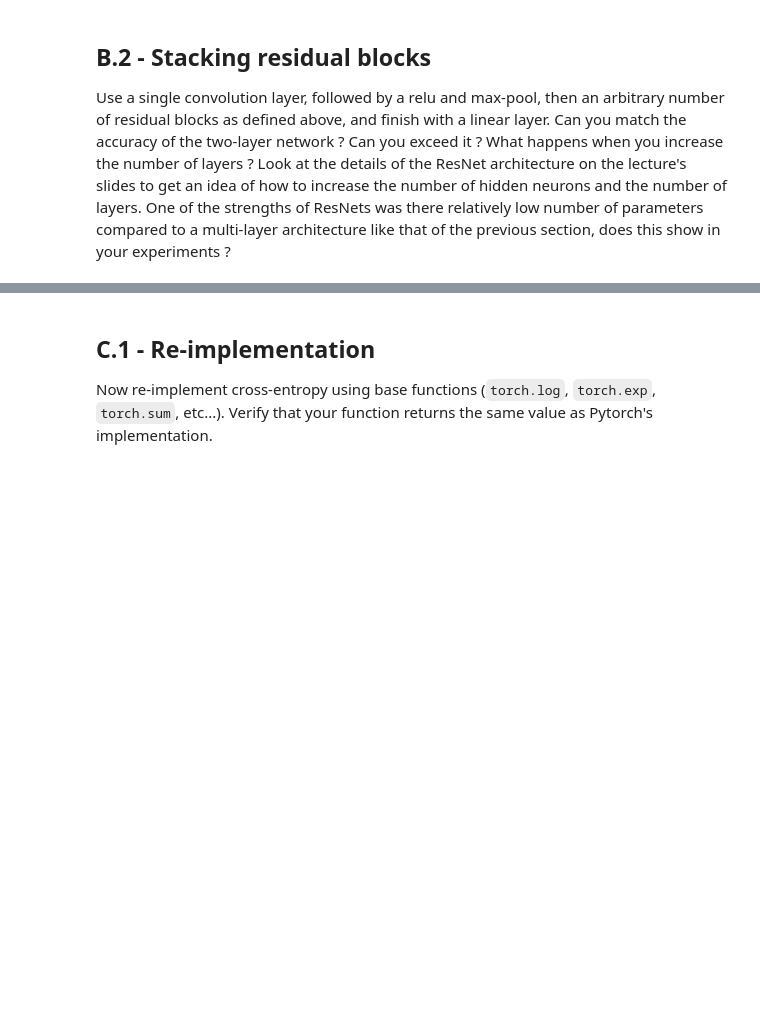
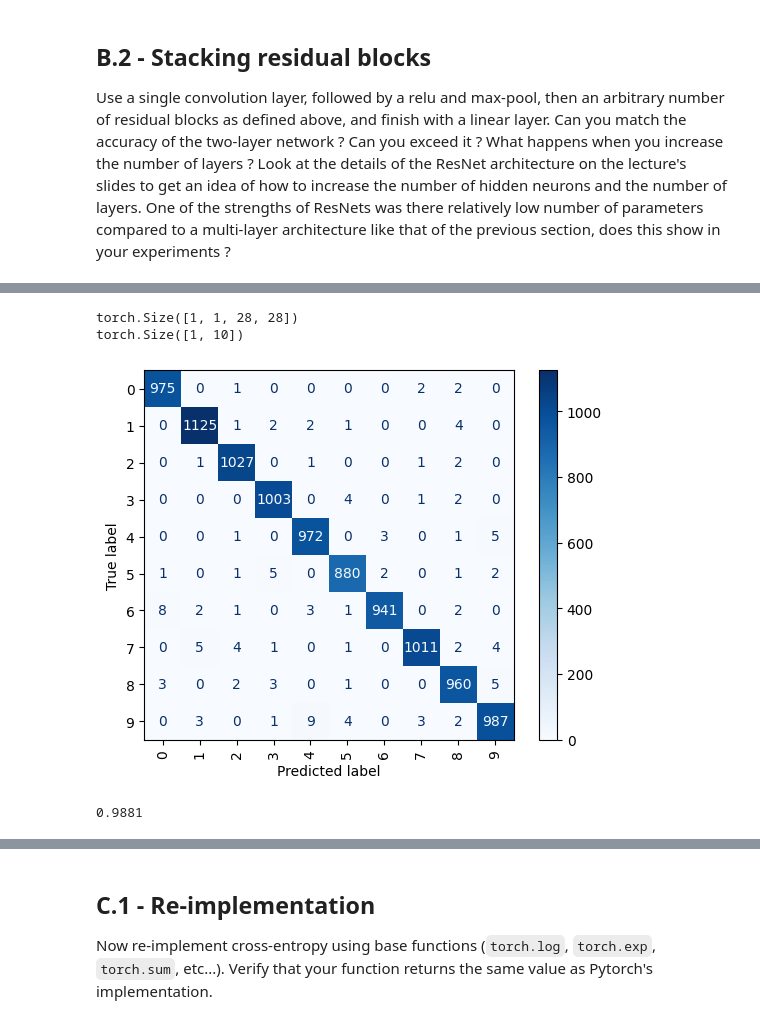
Before and after one commit to PaulToudret/ensae_dl_pw1, a Jupyter notebook: notebook.ipynb, the cells around one changed output, grey strips where cells are left out. Saved outputs shown, nothing was run; the diff lists cells and outputs as text; code cells hidden in the pictures; blank space fills up the shorter version.

```diff
--- a/notebook.ipynb
+++ b/notebook.ipynb
@@ -595,3 +669,17 @@ class ResidualBlock(torch.nn.Module):
+# %%
+class ConvResidualBlock(nn.Module):
+    def __init__(self, in_channels, hidden_channels):
+        super(ConvResidualBlock, self).__init__()
+
+        self.block = nn.Sequential(
+            nn.Conv2d(in_channels, hidden_channels, kernel_size=3, padding=1),
+            nn.ReLU(),
+            nn.Conv2d(hidden_channels, in_channels, kernel_size=3, padding=1)
+        )
+
+    def forward(self, x):
+        out = self.block(x)
+        return x + out  # skip connection
 # %% [markdown]
 ## B.2 - Stacking residual blocks
 
@@ -608,0 +717,18 @@ class ResidualModel(torch.nn.Module):
+# %%
+ResNet = ResidualModel(
+    l=3, # number of residual blocks
+    h=4, # bottleneck h < out
+    k=3, # kernel of first conv
+    out=8 # number of output channels after first conv2D
+)
+
+NUM_EPOCH = 5
+
+train(
+    model=ResNet,
+    epoch=NUM_EPOCH,
+    criterion=nn.CrossEntropyLoss(),
+    training_data=conv_train,
+    optimizer=torch.optim.SGD(ResNet.parameters(), lr=0.01, momentum=0.9),
+    batch_size=50
+    )
@@ -608,0 +761,12 @@ class ResidualModel(torch.nn.Module):
+# %%
+accuracy = test(
+    model = ResNet,
+    test_data=conv_test,
+    show_matrix=True
+)
+print(accuracy)
+# %% [output]
+torch.Size([1, 1, 28, 28])
+torch.Size([1, 10])
+[figure, added]
+0.9881
```
Also changed, not shown: parts of 19 cells of this notebook.
